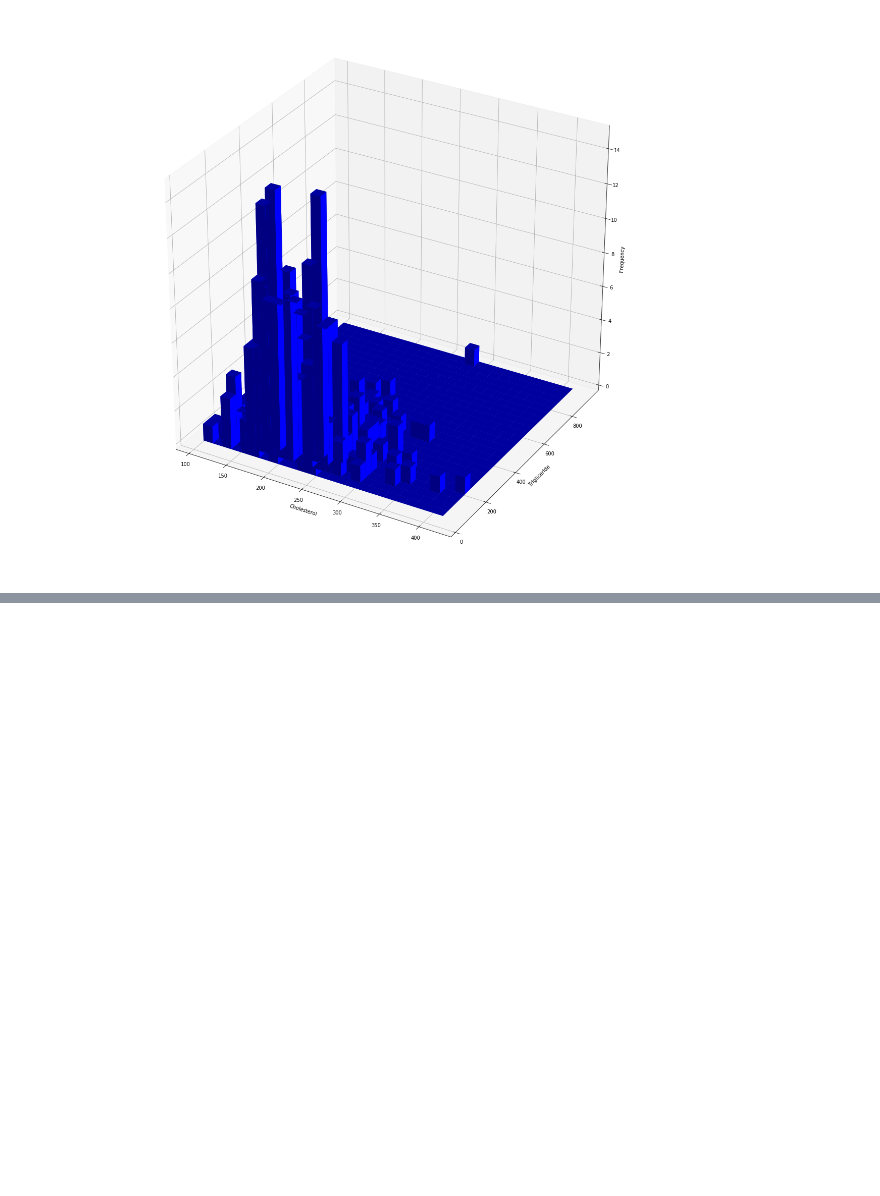
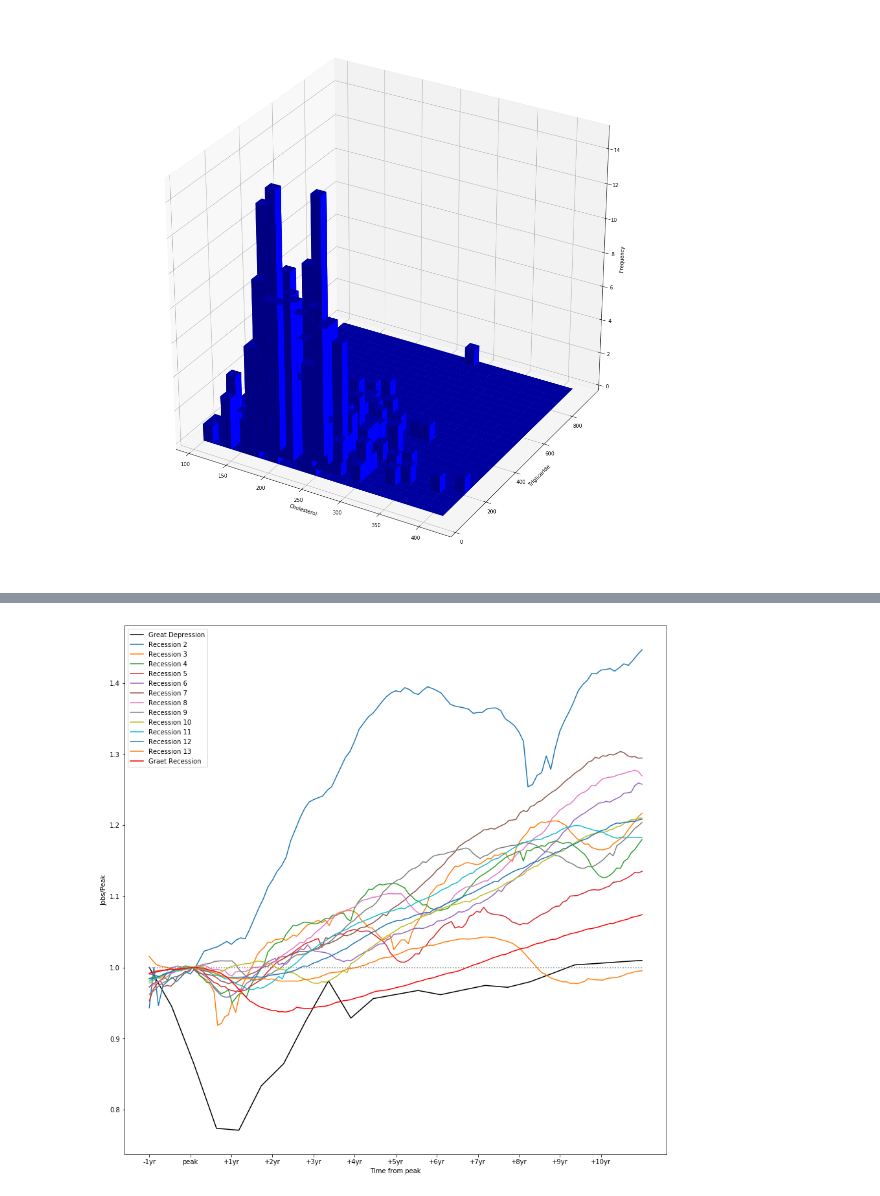
Before and after one commit to SYuan98/BootCamp2018, a Jupyter notebook: ProbSets/Comp/ProbSet2/DataVis_probset.ipynb, the cells around one changed output, grey strips where cells are left out. Drawn from its saved outputs; the diff is of its cells as text; code cells hidden in the pictures; blank space fills up the shorter version.

```diff
--- a/ProbSets/Comp/ProbSet2/DataVis_probset.ipynb
+++ b/ProbSets/Comp/ProbSet2/DataVis_probset.ipynb
@@ -127,0 +255,33 @@ plt.show()
+# %%
+plt.figure(figsize = [15, 15])
+
+plt.plot(np.linspace(0,12, len(recess[0]["PAYEMS"])), recess[0]["PAYEMS"], "k", label = "Great Depression")
+plt.plot(np.linspace(0,12, len(recess[1]["PAYEMS"])), recess[1]["PAYEMS"], label = "Recession 2")
+plt.plot(np.linspace(0,12, len(recess[2]["PAYEMS"])), recess[2]["PAYEMS"], label = "Recession 3")
+plt.plot(np.linspace(0,12, len(recess[3]["PAYEMS"])), recess[3]["PAYEMS"], label = "Recession 4")
+plt.plot(np.linspace(0,12, len(recess[4]["PAYEMS"])), recess[4]["PAYEMS"], label = "Recession 5")
+plt.plot(np.linspace(0,12, len(recess[5]["PAYEMS"])), recess[5]["PAYEMS"], label = "Recession 6")
+plt.plot(np.linspace(0,12, len(recess[6]["PAYEMS"])), recess[6]["PAYEMS"], label = "Recession 7")
+plt.plot(np.linspace(0,12, len(recess[7]["PAYEMS"])), recess[7]["PAYEMS"], label = "Recession 8")
+plt.plot(np.linspace(0,12, len(recess[8]["PAYEMS"])), recess[8]["PAYEMS"], label = "Recession 9")
+plt.plot(np.linspace(0,12, len(recess[9]["PAYEMS"])), recess[9]["PAYEMS"], label = "Recession 10")
+plt.plot(np.linspace(0,12, len(recess[10]["PAYEMS"])), recess[10]["PAYEMS"], label = "Recession 11")
+plt.plot(np.linspace(0,12, len(recess[11]["PAYEMS"])), recess[11]["PAYEMS"], label = "Recession 12")
+plt.plot(np.linspace(0,12, len(recess[12]["PAYEMS"])), recess[12]["PAYEMS"], label = "Recession 13")
+plt.plot(np.linspace(0,12, len(recess[13]["PAYEMS"])), recess[13]["PAYEMS"], "r", label = "Graet Recession")
+
+plt.plot(np.linspace(0,12,10), [1,1,1,1,1,1,1,1,1,1], color = "grey", linestyle = ":")
+
+plt.legend()
+#for jj in range(14):
+ #   plt.plot(np.linspace(0,12, len(recess[jj]["PAYEMS"])), recess[jj]["PAYEMS"])
+
+plt.ylabel("Jobs/Peak")
+plt.xlabel("Time from peak")
+plt.xticks(np.arange(0,12), ['-1yr', 'peak', '+1yr', '+2yr',
+                            '+3yr', '+4yr', '+5yr', '+6yr', '+7yr', '+8yr', '+9yr', '+10yr'])
+plt.show()
+
+#plt.plot(recess[0]["PAYEMS"])
+# %% [output]
+[figure, added]
```
Also changed, not shown: parts of 5 cells of this notebook, 20 other files.
